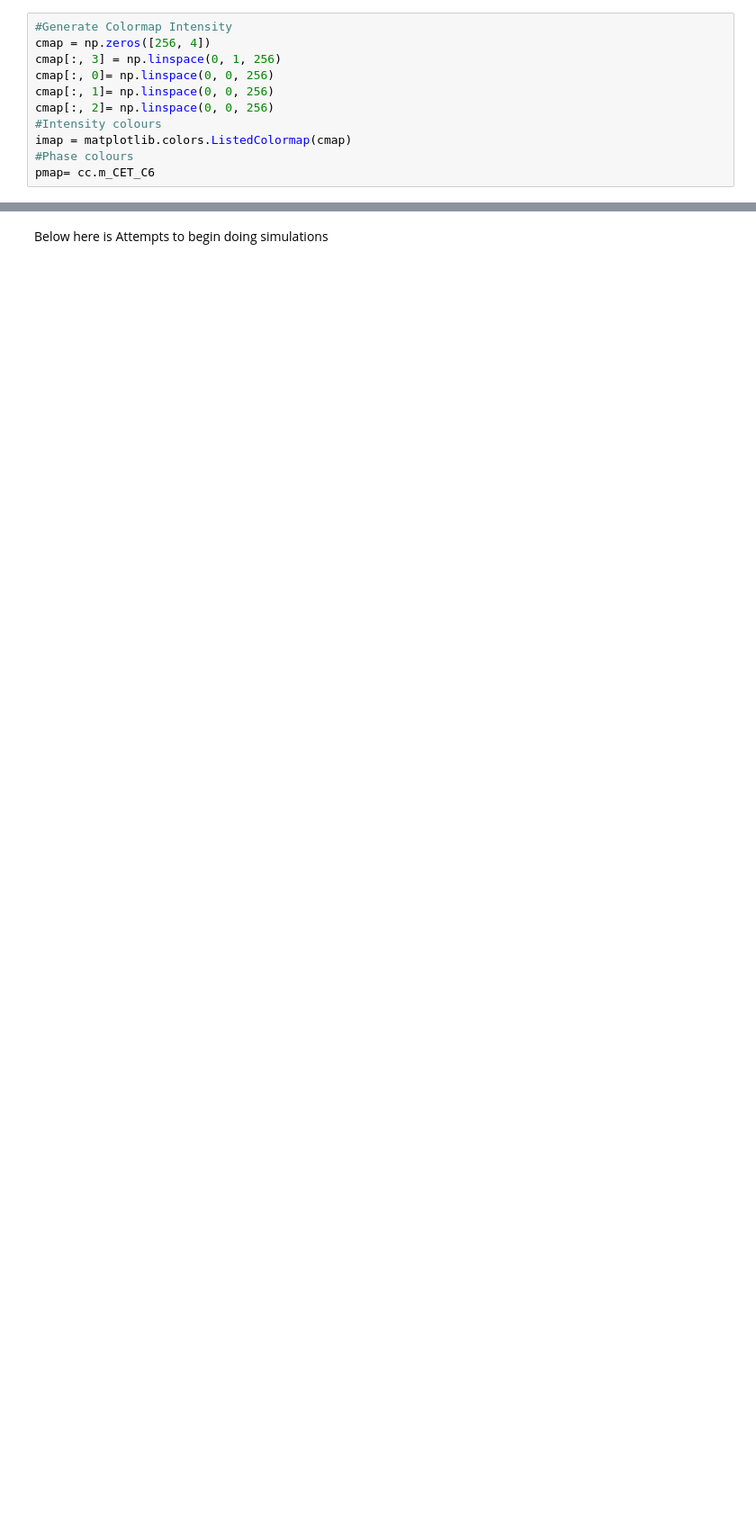
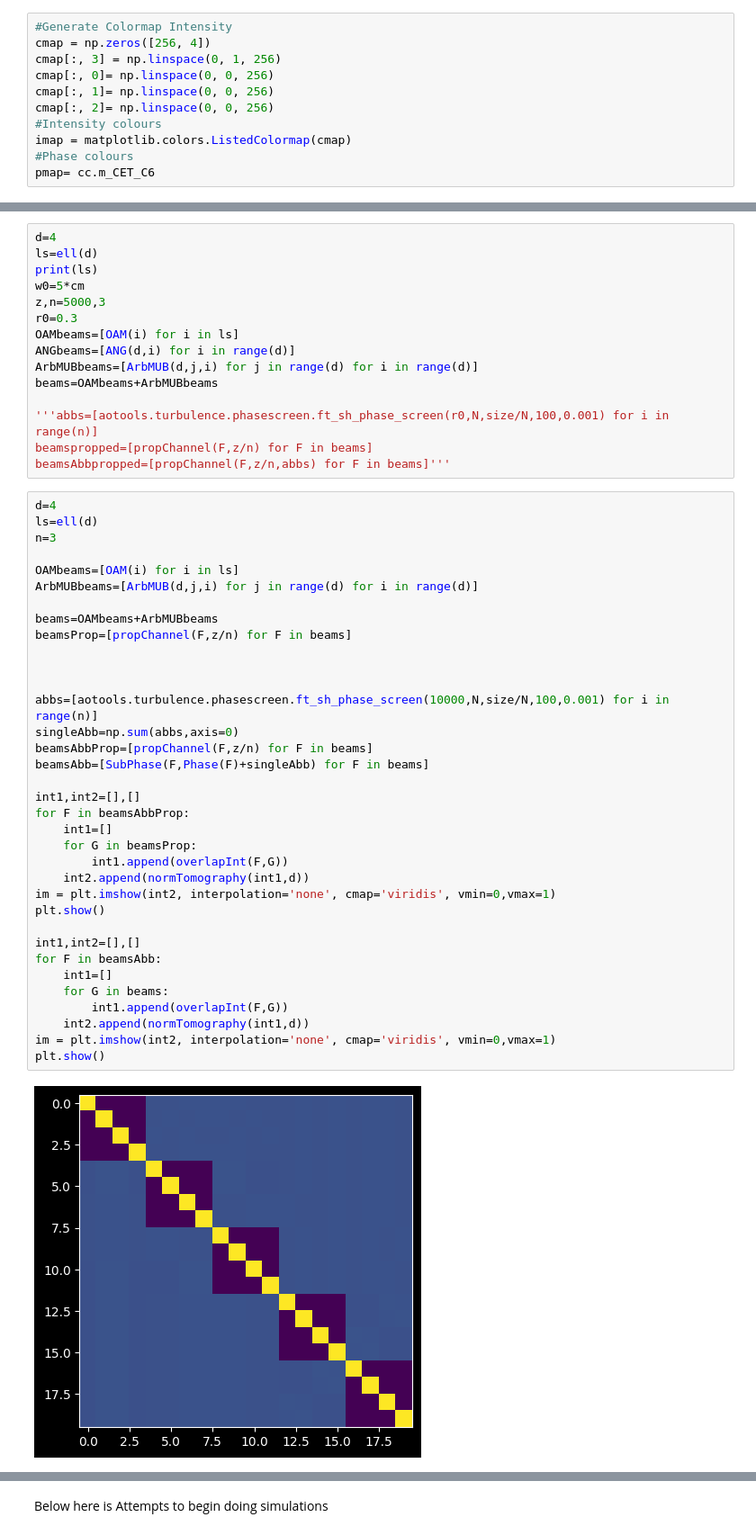
Before and after one commit to LukasScarfe/MultiplaneTurb, a Jupyter notebook: Lukas_Workspace.ipynb, the cells around one changed output, grey strips where cells are left out. Shown: that part at 90% size. Saved outputs shown, nothing was run; the diff lists cells and outputs as text; blank space fills up the shorter version.

```diff
--- a/Lukas_Workspace.ipynb
+++ b/Lukas_Workspace.ipynb
@@ -302,0 +412,52 @@ plt.show()
+# %%
+d=4
+ls=ell(d)
+print(ls)
+w0=5*cm
+z,n=5000,3
+r0=0.3
+OAMbeams=[OAM(i) for i in ls]
+ANGbeams=[ANG(d,i) for i in range(d)]
+ArbMUBbeams=[ArbMUB(d,j,i) for j in range(d) for i in range(d)]
+beams=OAMbeams+ArbMUBbeams
+
+'''abbs=[aotools.turbulence.phasescreen.ft_sh_phase_screen(r0,N,size/N,100,0.001) for i in range(n)]
+beamspropped=[propChannel(F,z/n) for F in beams]
+beamsAbbpropped=[propChannel(F,z/n,abbs) for F in beams]'''
+# %%
+d=4
+ls=ell(d)
+n=3
+
+OAMbeams=[OAM(i) for i in ls]
+ArbMUBbeams=[ArbMUB(d,j,i) for j in range(d) for i in range(d)]
+
+beams=OAMbeams+ArbMUBbeams
+beamsProp=[propChannel(F,z/n) for F in beams]
+
+
+
+abbs=[aotools.turbulence.phasescreen.ft_sh_phase_screen(10000,N,size/N,100,0.001) for i in range(n)]
+singleAbb=np.sum(abbs,axis=0)
+beamsAbbProp=[propChannel(F,z/n) for F in beams]
+beamsAbb=[SubPhase(F,Phase(F)+singleAbb) for F in beams]
+
+int1,int2=[],[]
+for F in beamsAbbProp:
+    int1=[]
+    for G in beamsProp:
+        int1.append(overlapInt(F,G))
+    int2.append(normTomography(int1,d))
+im = plt.imshow(int2, interpolation='none', cmap='viridis', vmin=0,vmax=1)
+plt.show()
+
+int1,int2=[],[]
+for F in beamsAbb:
+    int1=[]
+    for G in beams:
+        int1.append(overlapInt(F,G))
+    int2.append(normTomography(int1,d))
+im = plt.imshow(int2, interpolation='none', cmap='viridis', vmin=0,vmax=1)
+plt.show()
+# %% [output]
+[figure, added]
```
Also changed, not shown: parts of 60 cells of this notebook.
